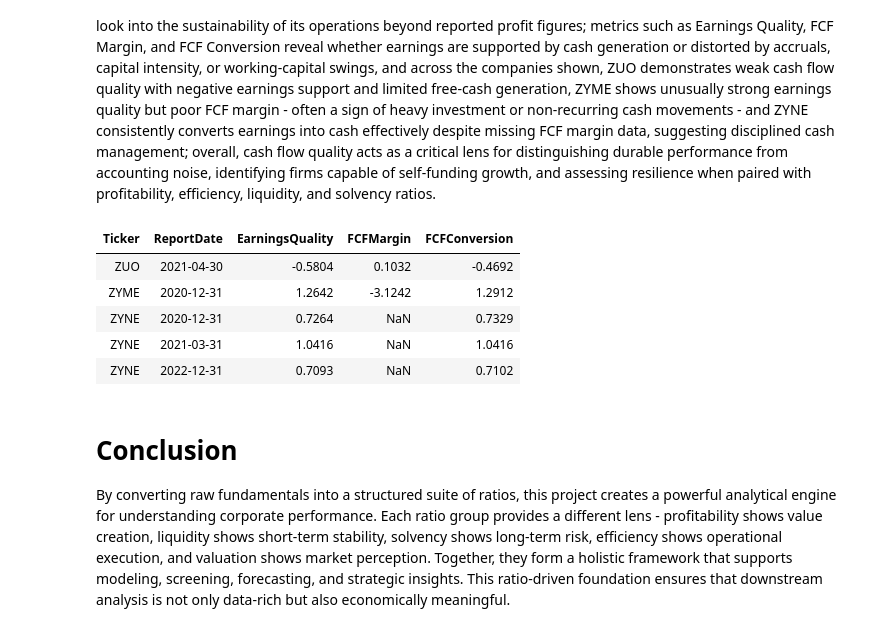
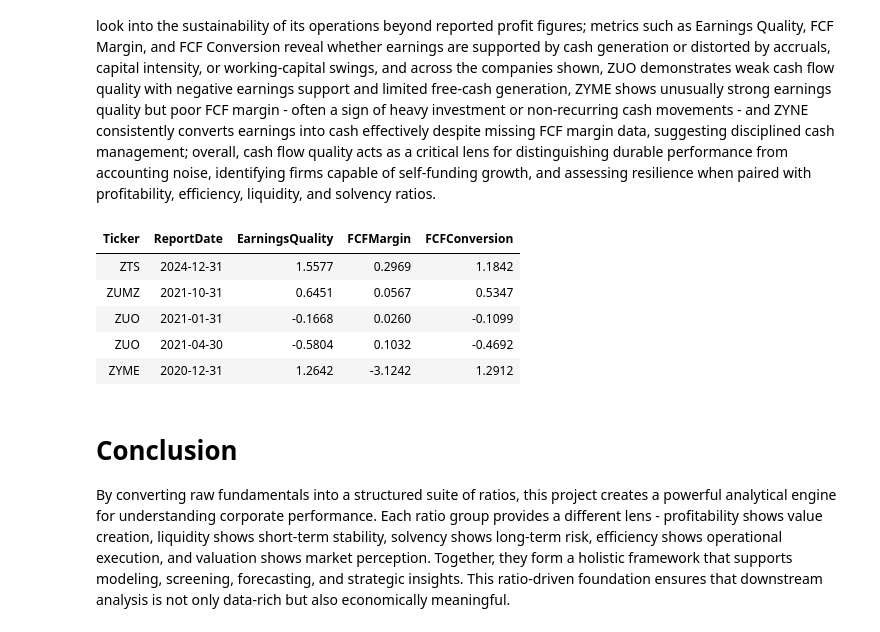
Before and after one commit to aaron-san/fundamentals-db-simfin-mysql, a Jupyter notebook: index.ipynb, the cells around one changed output. Cells and saved outputs as stored; diff of their text form; code cells hidden in the pictures.

```diff
--- a/index.ipynb
+++ b/index.ipynb
@@ -1336,29 +1317,29 @@ LEFT JOIN metrics_misc misc USING(Ticker, ReportDate)
 # %%
 # HideCell
 
 from IPython.display import HTML
 import json
 import pandas as pd
 from sqlalchemy import create_engine
 
 with open("mysql_creds.json") as f:
     creds = json.load(f)
 
 engine = create_engine(
     f"mysql+pymysql://{creds['user']}:{creds['password']}@localhost/{creds['database']}"
 )
 
 
-df = pd.read_sql("SELECT * FROM metrics_cashflow_quality", engine)
+df = pd.read_sql("SELECT * FROM metrics_cashflow_quality WHERE FCFMargin IS NOT NULL", engine)
 
 HTML(df.tail().to_html(index=False))
 # %% [output]
 | Ticker | ReportDate | EarningsQuality | FCFMargin | FCFConversion |
+| ZTS | 2024-12-31 | 1.5577 | 0.2969 | 1.1842 |
+| ZUMZ | 2021-10-31 | 0.6451 | 0.0567 | 0.5347 |
+| ZUO | 2021-01-31 | -0.1668 | 0.0260 | -0.1099 |
 | ZUO | 2021-04-30 | -0.5804 | 0.1032 | -0.4692 |
 | ZYME | 2020-12-31 | 1.2642 | -3.1242 | 1.2912 |
-| ZYNE | 2020-12-31 | 0.7264 | NaN | 0.7329 |
-| ZYNE | 2021-03-31 | 1.0416 | NaN | 1.0416 |
-| ZYNE | 2022-12-31 | 0.7093 | NaN | 0.7102 |
 # %% [markdown]
 # Conclusion
 
```
Also changed, not shown: parts of 7 cells of this notebook, 6 other files.
